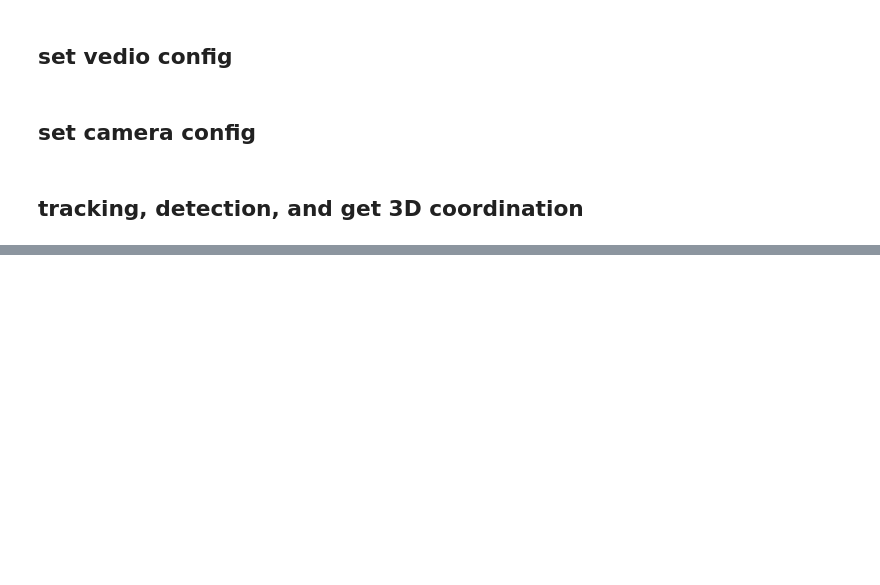
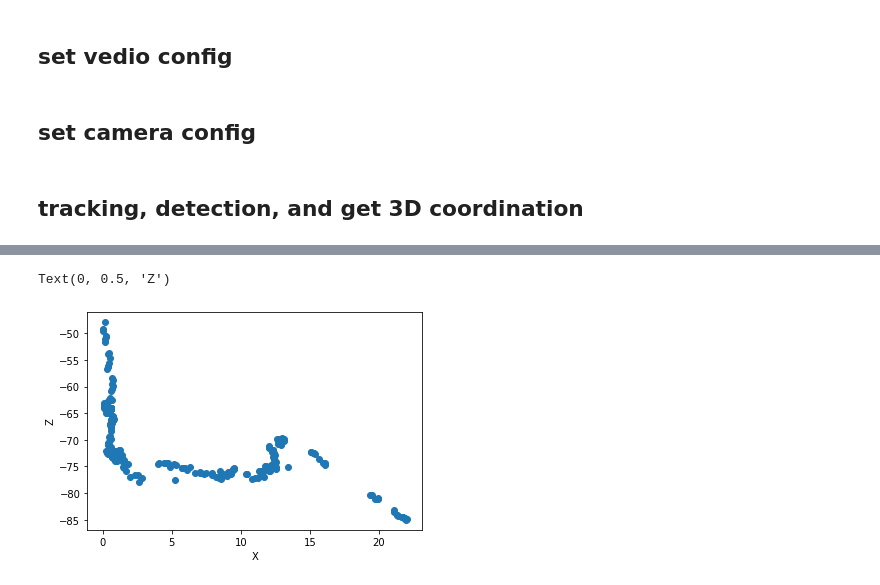
Before and after one commit to YuanxianH/BicycleBehaviorAnalysis, a Jupyter notebook: demo_loc.ipynb, the cells around one changed output, grey strips where cells are left out. Saved outputs shown, nothing was run; the diff lists cells and outputs as text; code cells hidden in the pictures; blank space fills up the shorter version.

```diff
--- a/demo_loc.ipynb
+++ b/demo_loc.ipynb
@@ -340,0 +369,8 @@ len(tracker.tracks[0].frame_array)
+# %%
+#俯视图
+plt.scatter(track["XYZs"][0],track["XYZs"][2])
+plt.xlabel("X")
+plt.ylabel("Z")
+# %% [output]
+Text(0, 0.5, 'Z')
+[figure, added]
```
Also changed, not shown: parts of 10 cells of this notebook, 5 other files.
